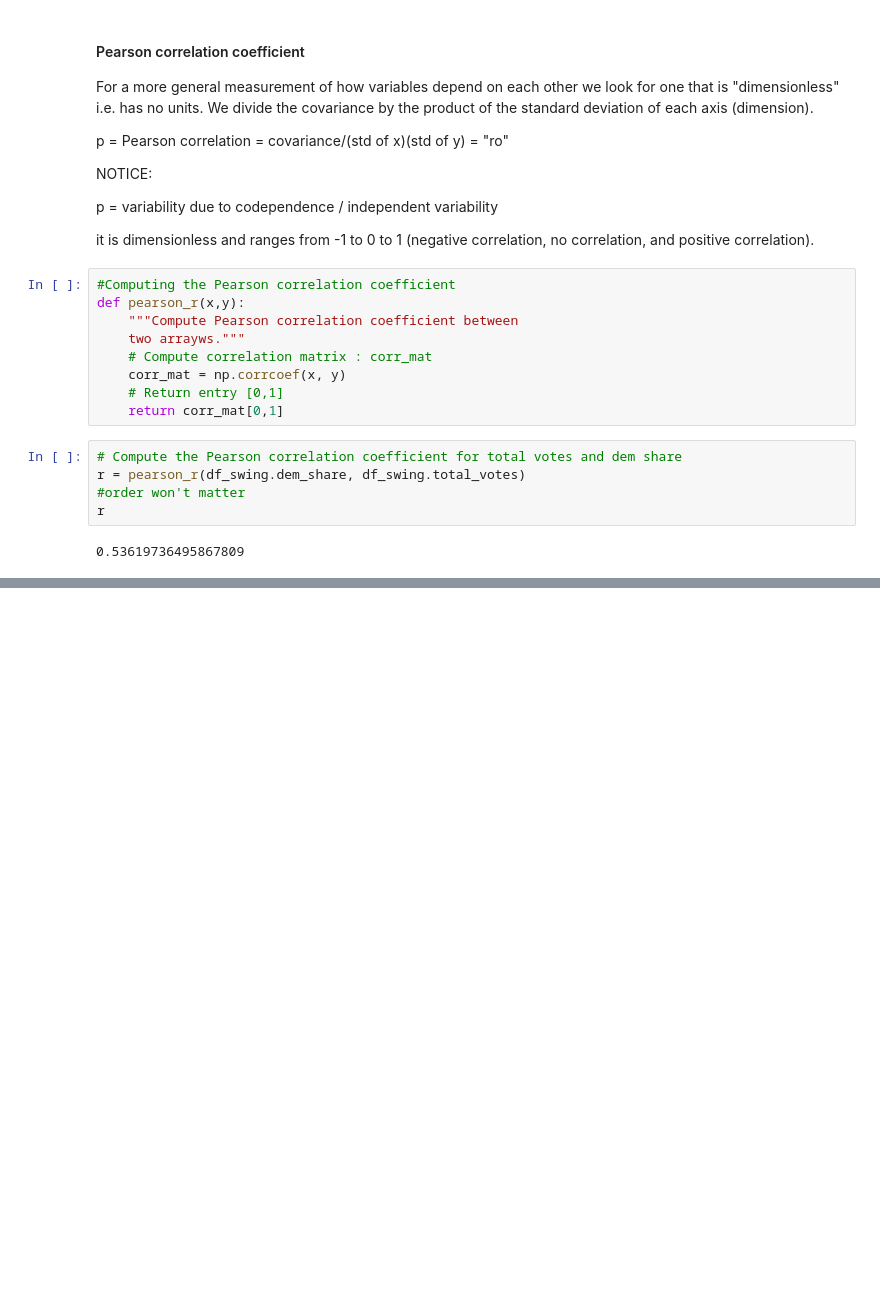
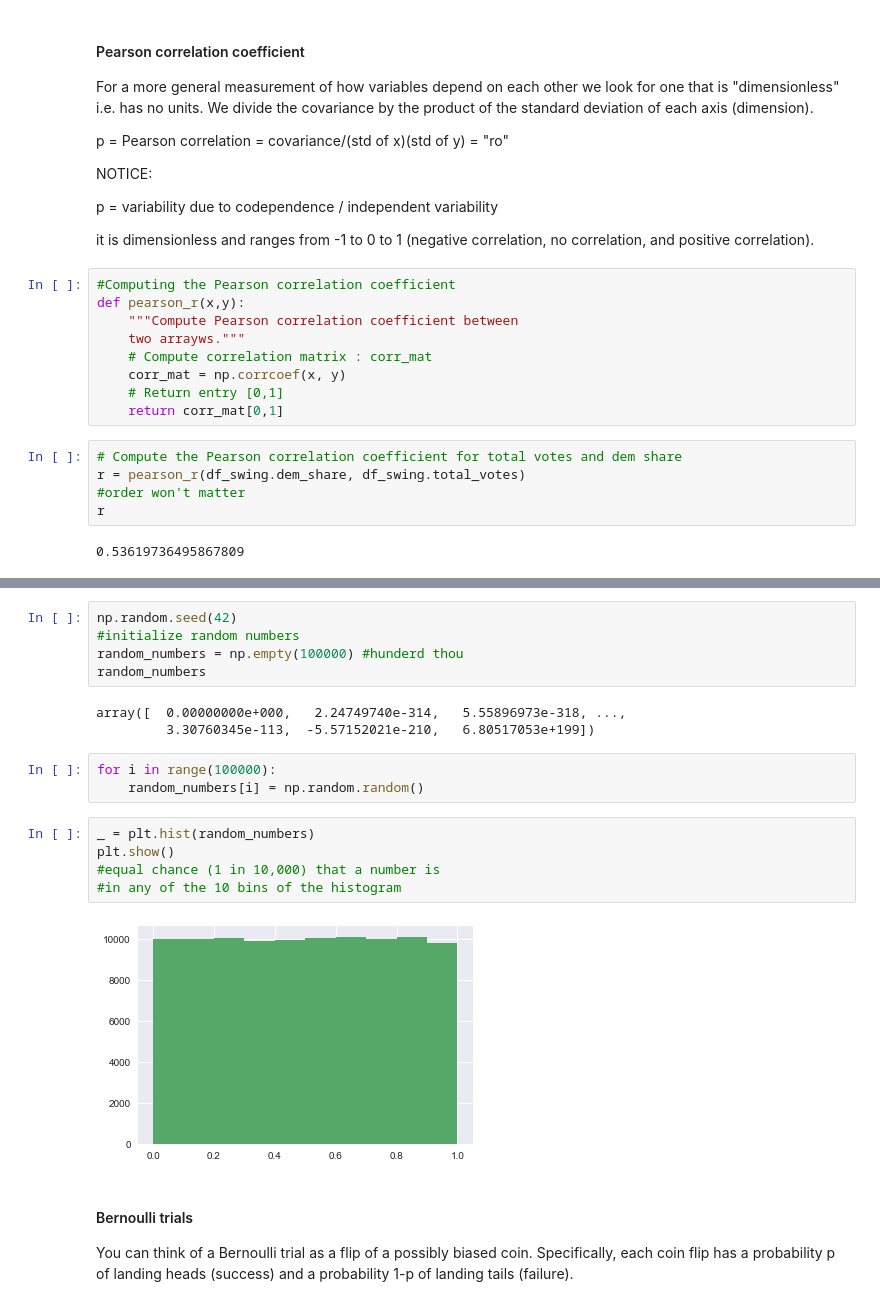
Before and after one commit to paulo-g-martinez/statistical-thinking-in-python-datacamp, a Jupyter notebook: statistical-thinkin-in-python-2.ipynb, the cells around one changed output, grey strips where cells are left out. Cells and saved outputs as stored; diff of their text form; blank space fills up the shorter version.

Commit message:
up to bernoulli trials function

```diff
--- a/statistical-thinkin-in-python-2.ipynb
+++ b/statistical-thinkin-in-python-2.ipynb
@@ -380,0 +443,21 @@ r
+# %%
+np.random.seed(42)
+#initialize random numbers
+random_numbers = np.empty(100000) #hunderd thou
+random_numbers
+# %% [output]
+array([  0.00000000e+000,   2.24749740e-314,   5.55896973e-318, ...,
+         3.30760345e-113,  -5.57152021e-210,   6.80517053e+199])
+# %%
+for i in range(100000):
+    random_numbers[i] = np.random.random()
+# %%
+_ = plt.hist(random_numbers)
+plt.show()
+#equal chance (1 in 10,000) that a number is
+#in any of the 10 bins of the histogram
+# %% [output]
+[figure, added]
+# %% [markdown]
+#### Bernoulli trials
+You can think of a Bernoulli trial as a flip of a possibly biased coin. Specifically, each coin flip has a probability p of landing heads (success) and a probability 1-p of landing tails (failure).
```
Also changed, not shown: parts of 11 cells of this notebook.
